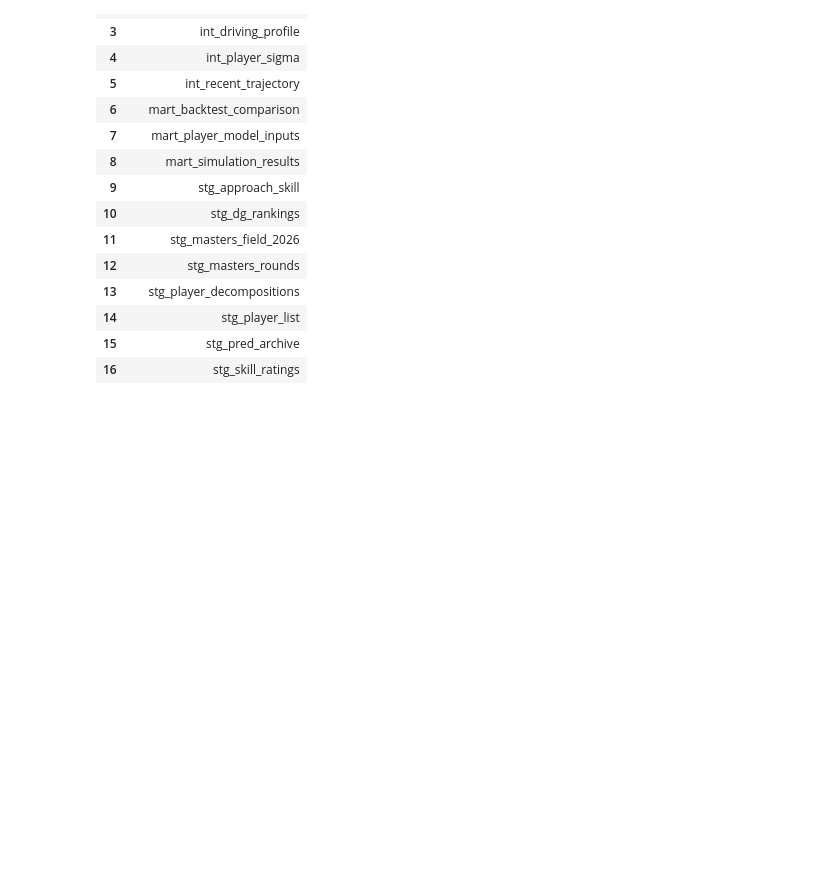
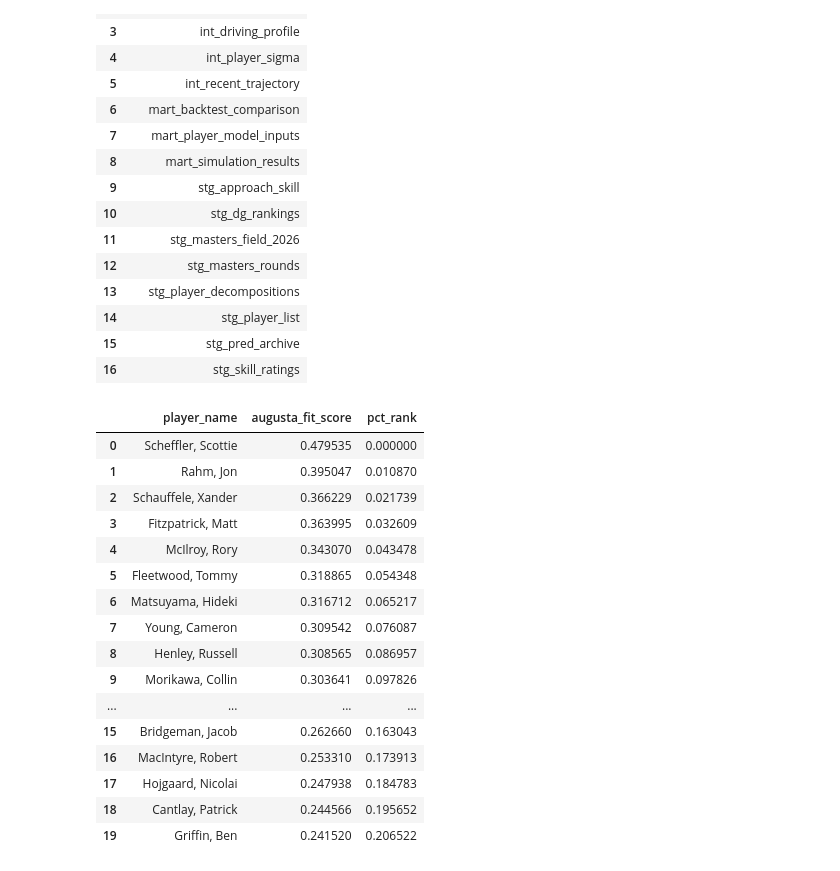
Before and after one commit to sunnyyan97/masters-golf-analytics, a Jupyter notebook: Untitled1.ipynb, the cells around one changed output. Drawn from its saved outputs; the diff is of its cells as text; code cells hidden in the pictures; blank space fills up the shorter version.

```diff
--- a/Untitled1.ipynb
+++ b/Untitled1.ipynb
@@ -25,6 +25,32 @@ conn.execute("SHOW TABLES").df()
 | 14 | stg_player_list |
 | 15 | stg_pred_archive |
 | 16 | stg_skill_ratings |
+# %%
+conn.execute("""
+    SELECT player_name, augusta_fit_score,
+           PERCENT_RANK() OVER (ORDER BY augusta_fit_score DESC) as pct_rank
+    FROM mart_player_model_inputs
+    ORDER BY augusta_fit_score DESC
+    LIMIT 20
+""").df()
+# %% [output]
+|  | player_name | augusta_fit_score | pct_rank |
+| 0 | Scheffler, Scottie | 0.479535 | 0.000000 |
+| 1 | Rahm, Jon | 0.395047 | 0.010870 |
+| 2 | Schauffele, Xander | 0.366229 | 0.021739 |
+| 3 | Fitzpatrick, Matt | 0.363995 | 0.032609 |
+| 4 | McIlroy, Rory | 0.343070 | 0.043478 |
+| 5 | Fleetwood, Tommy | 0.318865 | 0.054348 |
+| 6 | Matsuyama, Hideki | 0.316712 | 0.065217 |
+| 7 | Young, Cameron | 0.309542 | 0.076087 |
+| 8 | Henley, Russell | 0.308565 | 0.086957 |
+| 9 | Morikawa, Collin | 0.303641 | 0.097826 |
+| ... | ... | ... | ... |
+| 15 | Bridgeman, Jacob | 0.262660 | 0.163043 |
+| 16 | MacIntyre, Robert | 0.253310 | 0.173913 |
+| 17 | Hojgaard, Nicolai | 0.247938 | 0.184783 |
+| 18 | Cantlay, Patrick | 0.244566 | 0.195652 |
+| 19 | Griffin, Ben | 0.241520 | 0.206522 |
 # %%
 conn.execute("""
     SELECT player_name, win_pct, top5_pct, top10_pct, mc_pct
```
Also changed, not shown: parts of 8 cells of this notebook, 3 other files.
